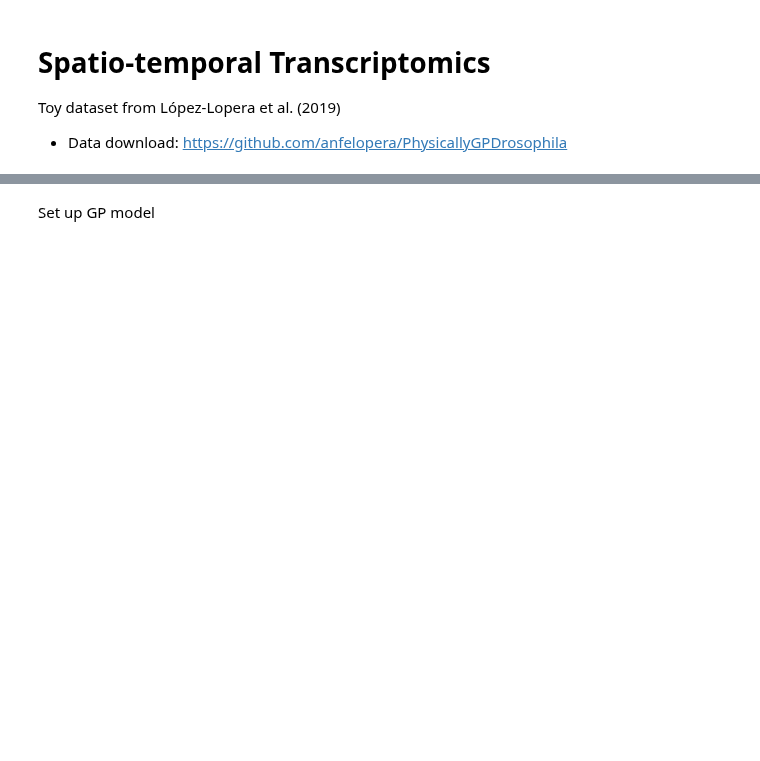
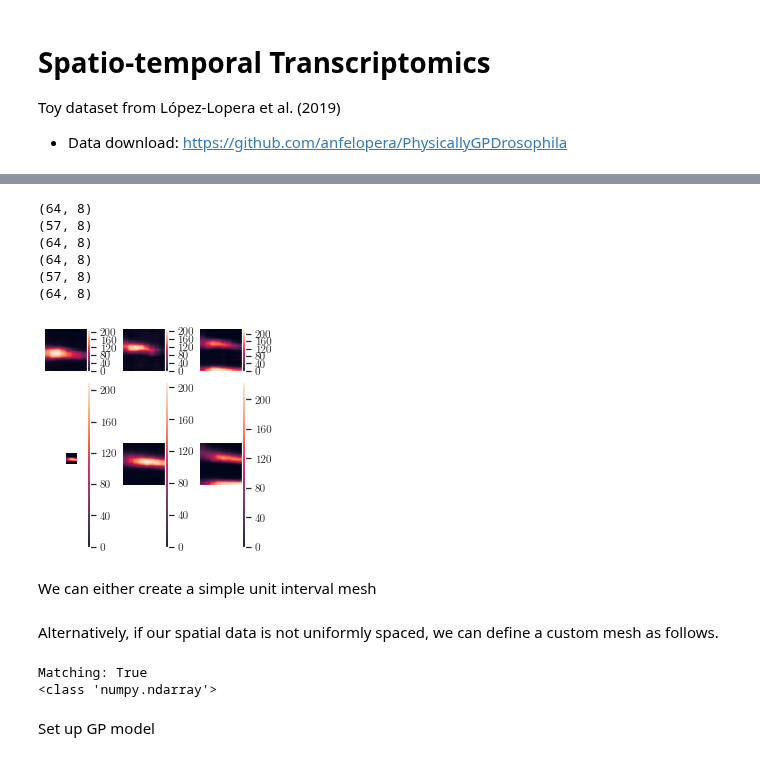
Before and after one commit to mossjacob/alfi, a Jupyter notebook: docs/notebooks/pde/pde.ipynb, the cells around one changed output, grey strips where cells are left out. Cells and saved outputs as stored; diff of their text form; code cells hidden in the pictures; blank space fills up the shorter version.

```diff
--- a/docs/notebooks/pde/pde.ipynb
+++ b/docs/notebooks/pde/pde.ipynb
@@ -85,0 +50,37 @@ df = dataset.orig_data
+# %%
+kr_dataset = DrosophilaSpatialTranscriptomics(gene='kr', data_dir='../../../data')
+kni_dataset = DrosophilaSpatialTranscriptomics(gene='kni', data_dir='../../../data')
+gt_dataset = DrosophilaSpatialTranscriptomics(gene='gt', data_dir='../../../data')
+
+drosophila = True
+
+if drosophila:
+    dataset = DrosophilaSpatialTranscriptomics(gene='kr', data_dir='../../../data')
+
+    data = next(iter(dataset))
+    tx, y_target = data
+    lengthscale = 10
+    images = [get_image(dataset.orig_data, i)
+          for i in range(2, 4)
+          for dataset in [kr_dataset, kni_dataset, gt_dataset]
+          ]
+
+    plot_spatiotemporal_data(images)
+    num_inducing = 450
+
+else:
+    dataset = ToySpatialTranscriptomics(data_dir='../../../data/')
+    data = next(iter(dataset))
+    tx, y_target = data
+    lengthscale = 0.2
+    num_inducing = 1000
+# %% [output]
+(64, 8)
+(57, 8)
+(64, 8)
+(64, 8)
+(57, 8)
+(64, 8)
+[figure, added]
+# %% [markdown]
+We can either create a simple unit interval mesh
@@ -86,3 +91,18 @@ df = dataset.orig_data
+# %% [markdown]
+Alternatively, if our spatial data is not uniformly spaced, we can define a custom mesh as follows.
+# %%
+# We calculate a mesh that contains all possible spatial locations in the dataset
+
+spatial = np.unique(tx[1, :])
+mesh = interval_mesh(spatial)
+
+# The mesh coordinates should match up to the data:
+print('Matching:', all(spatial == mesh.coordinates().reshape(-1)))
+#plot(mesh)
+print(type(spatial))
+# %% [output]
+Matching: True
+<class 'numpy.ndarray'>
 # %% [markdown]
 Set up GP model
 # %%
```
Also changed, not shown: parts of 16 cells of this notebook, 8 other files.
